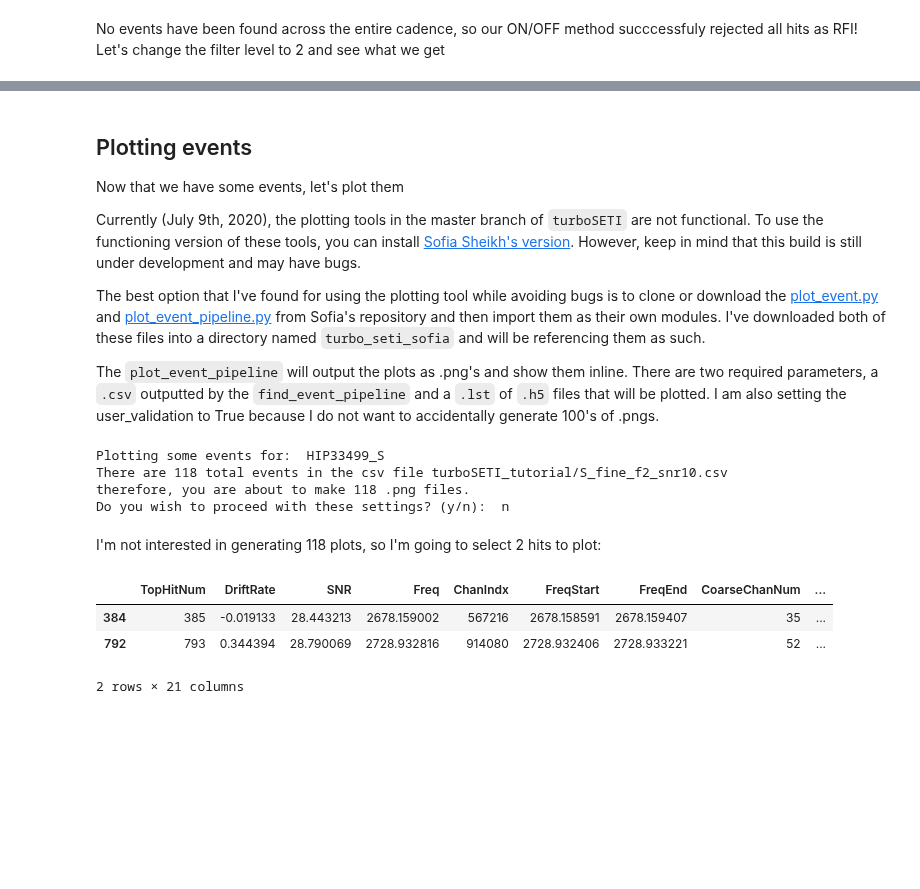
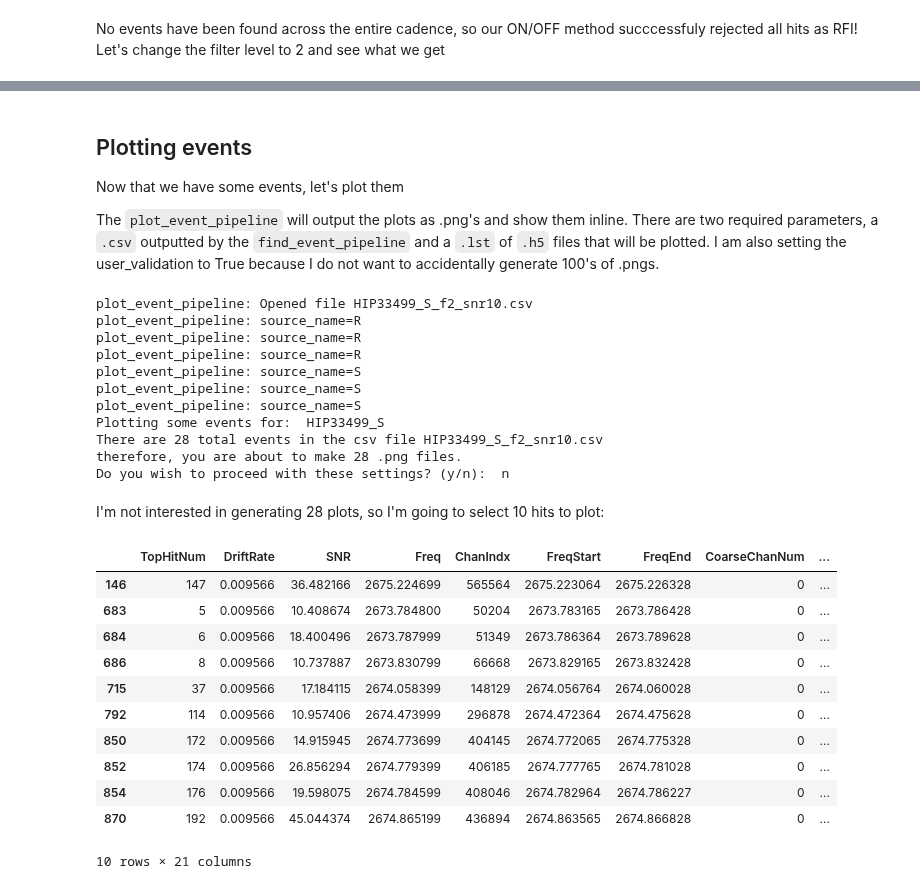
Before and after one commit to UCBerkeleySETI/turbo_seti, a Jupyter notebook: tutorial/turboSETI_tutorial.ipynb, the cells around one changed output, grey strips where cells are left out. Drawn from its saved outputs; the diff is of its cells as text; code cells hidden in the pictures; blank space fills up the shorter version.

Commit message:
Update tutorial

```diff
--- a/tutorial/turboSETI_tutorial.ipynb
+++ b/tutorial/turboSETI_tutorial.ipynb
@@ -243,0 +221,5 @@ Search time: 1.22 sec
+# %%
+event_df = find_event_pipeline('dat_files.lst',
+                                filter_threshold = 2,
+                                number_in_cadence = 6)
+event_df
@@ -245,54 +263,52 @@ Search time: 1.22 sec
 ## Plotting events
 Now that we have some events, let's plot them
 
-Currently (July 9th, 2020), the plotting tools in the master branch of `turboSETI` are not functional. To use the functioning version of these tools, you can install [Sofia Sheikh's version](https://github.com/Sofysicist/turbo_seti). However, keep in mind that this build is still under development and may have bugs.
-
-The best option that I've found for using the plotting tool while avoiding bugs is to clone or download the [plot_event.py](https://github.com/Sofysicist/turbo_seti/blob/master/turbo_seti/find_event/plot_event.py) and [plot_event_pipeline.py](https://github.com/Sofysicist/turbo_seti/blob/master/turbo_seti/find_event/plot_event_pipeline.py) from Sofia's repository and then import them as their own modules. I've downloaded both of these files into a directory named `turbo_seti_sofia` and will be referencing them as such.
-
 The `plot_event_pipeline` will output the plots as .png's and show them inline. There are two required parameters, a `.csv` outputted by the `find_event_pipeline` and a `.lst` of `.h5` files that will be plotted. I am also setting the user_validation to True because I do not want to accidentally generate 100's of .pngs.
 # %%
-import os
-from turbo_seti_sofia.plot_event_pipeline import plot_event_pipeline
+from turbo_seti.find_event.plot_event_pipeline import plot_event_pipeline
 
 # We need to create a .lst of the .h5 files, so lets go ahead and do that:
-filelist = ['http://blpd8.ssl.berkeley.edu/dl2/Parkes_57941_12846_HIP33499_S_fine.h5',
-            'http://blpd8.ssl.berkeley.edu/dl2/Parkes_57941_13194_HIP33499_R_fine.h5',
-            'http://blpd8.ssl.berkeley.edu/dl2/Parkes_57941_13542_HIP33499_S_fine.h5',
-            'http://blpd8.ssl.berkeley.edu/dl2/Parkes_57941_13884_HIP33499_R_fine.h5',
-            'http://blpd8.ssl.berkeley.edu/dl2/Parkes_57941_14233_HIP33499_S_fine.h5',
-            'http://blpd8.ssl.berkeley.edu/dl2/Parkes_57941_14584_HIP33499_R_fine.h5'
-           ]
-
-# Create a python list of the file locations
-new_filelist = [0] * len(filelist)
-for i, file in enumerate(filelist):
-    # Convert the URL link to a file location
-    file_loc = os.popen('/mnt_home/scroft/parsefile ' + file).read()
-    new_filelist[i] = file_loc.split('\n')[0]
+filelist = glob.glob('./*.h5')
 
 # Write file locations to a .lst
-with open('turboSETI_tutorial/fil_files.lst', 'w') as f:
-    for item in new_filelist:
+with open('fil_files.lst', 'w') as f:
+    for item in filelist:
         f.write("%s\n" % item)
 
 # and finally we plot
-plot_event_pipeline('turboSETI_tutorial/S_fine_f2_snr10.csv',
-                    'turboSETI_tutorial/fil_files.lst',
+plot_event_pipeline('HIP33499_S_f2_snr10.csv',
+                    'fil_files.lst',
                     user_validation=True)
 # %% [output]
+plot_event_pipeline: Opened file HIP33499_S_f2_snr10.csv
+plot_event_pipeline: source_name=R
+plot_event_pipeline: source_name=R
+plot_event_pipeline: source_name=R
+plot_event_pipeline: source_name=S
+plot_event_pipeline: source_name=S
+plot_event_pipeline: source_name=S
 Plotting some events for:  HIP33499_S
-There are 118 total events in the csv file turboSETI_tutorial/S_fine_f2_snr10.csv
-therefore, you are about to make 118 .png files.
+There are 28 total events in the csv file HIP33499_S_f2_snr10.csv
+therefore, you are about to make 28 .png files.
 Do you wish to proceed with these settings? (y/n):  n
 # %% [markdown]
-I'm not interested in generating 118 plots, so I'm going to select 2 hits to plot:
+I'm not interested in generating 28 plots, so I'm going to select 10 hits to plot:
 # %%
-event_df.iloc[0:2].to_csv('turboSETI_tutorial/condensed_fine_f2_snr10.csv') # The filename must have the same format as the .csv
-                                                                            # outputed by find_event_pipeline
-event_df.iloc[0:2]
+event_df.iloc[0:10].to_csv('condensed_fine_f2_snr10.csv')
+# The filename must have the same format as the .csv outputed by find_event_pipeline
+
+event_df.iloc[0:10]
 # %% [output]
 |  | TopHitNum | DriftRate | SNR | Freq | ChanIndx | FreqStart | FreqEnd | CoarseChanNum | ... |
-| 384 | 385 | -0.019133 | 28.443213 | 2678.159002 | 567216 | 2678.158591 | 2678.159407 | 35 | ... |
-| 792 | 793 | 0.344394 | 28.790069 | 2728.932816 | 914080 | 2728.932406 | 2728.933221 | 52 | ... |
+| 146 | 147 | 0.009566 | 36.482166 | 2675.224699 | 565564 | 2675.223064 | 2675.226328 | 0 | ... |
+| 683 | 5 | 0.009566 | 10.408674 | 2673.784800 | 50204 | 2673.783165 | 2673.786428 | 0 | ... |
+| 684 | 6 | 0.009566 | 18.400496 | 2673.787999 | 51349 | 2673.786364 | 2673.789628 | 0 | ... |
+| 686 | 8 | 0.009566 | 10.737887 | 2673.830799 | 66668 | 2673.829165 | 2673.832428 | 0 | ... |
+| 715 | 37 | 0.009566 | 17.184115 | 2674.058399 | 148129 | 2674.056764 | 2674.060028 | 0 | ... |
+| 792 | 114 | 0.009566 | 10.957406 | 2674.473999 | 296878 | 2674.472364 | 2674.475628 | 0 | ... |
+| 850 | 172 | 0.009566 | 14.915945 | 2674.773699 | 404145 | 2674.772065 | 2674.775328 | 0 | ... |
+| 852 | 174 | 0.009566 | 26.856294 | 2674.779399 | 406185 | 2674.777765 | 2674.781028 | 0 | ... |
+| 854 | 176 | 0.009566 | 19.598075 | 2674.784599 | 408046 | 2674.782964 | 2674.786227 | 0 | ... |
+| 870 | 192 | 0.009566 | 45.044374 | 2674.865199 | 436894 | 2674.863565 | 2674.866828 | 0 | ... |
-2 rows × 21 columns
+10 rows × 21 columns
 # %%
```
Also changed, not shown: parts of 22 cells of this notebook.
